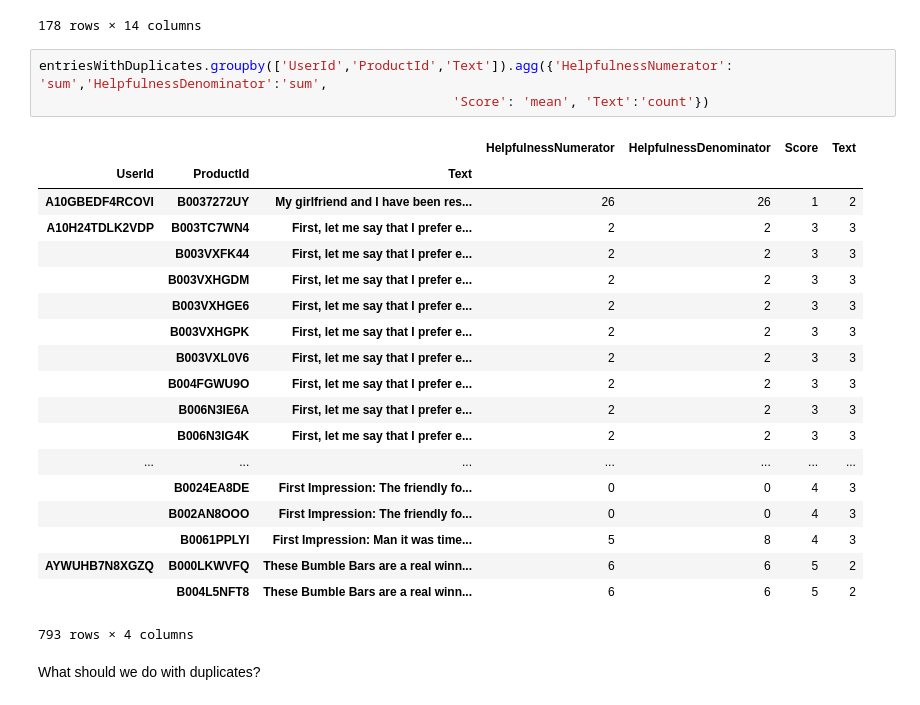
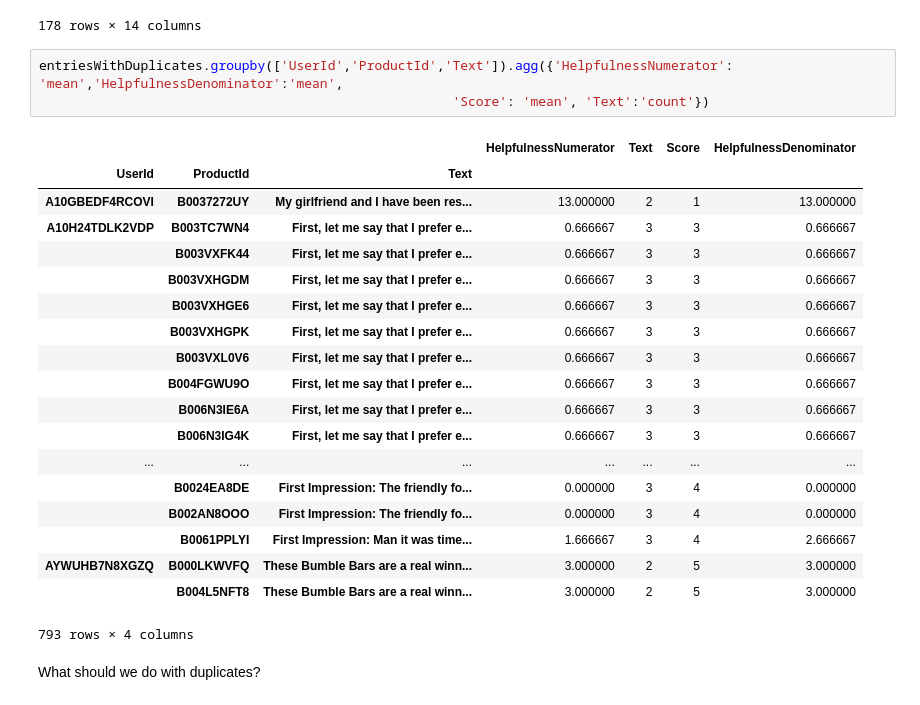
Before and after one commit to MintMin/AmazonReviewsAnalysis, a Jupyter notebook: Nic/Week 1 Nic's Exploratory Analysis.ipynb, the cells around one changed output. Saved outputs shown, nothing was run; the diff lists cells and outputs as text.

Commit message:
Trying to figure out what to do with products that seem to consist of the same reviews, will do more in the morning

```diff
--- a/Nic/Week 1 Nic's Exploratory Analysis.ipynb
+++ b/Nic/Week 1 Nic's Exploratory Analysis.ipynb
@@ -295,27 +287,27 @@ reviews[reviews['UserId'] == 'A3PJZ8TU8FDQ1K']
 | 565143 | 565144 | B001EO5U3I | A3PJZ8TU8FDQ1K | Jared Castle | 1 | 1 | 5 | ... |
 178 rows × 14 columns
 # %%
-entriesWithDuplicates.groupby(['UserId','ProductId','Text']).agg({'HelpfulnessNumerator': 'sum','HelpfulnessDenominator':'sum',
+entriesWithDuplicates.groupby(['UserId','ProductId','Text']).agg({'HelpfulnessNumerator': 'mean','HelpfulnessDenominator':'mean',
                                                      'Score': 'mean', 'Text':'count'})
 # %% [output]
-|  |  |  | HelpfulnessNumerator | HelpfulnessDenominator | Score | Text |
+|  |  |  | HelpfulnessNumerator | Text | Score | HelpfulnessDenominator |
 | UserId | ProductId | Text |  |  |  |  |
-| A10GBEDF4RCOVI | B0037272UY | My girlfriend and I have been res... | 26 | 26 | 1 | 2 |
-| A10H24TDLK2VDP | B003TC7WN4 | First, let me say that I prefer e... | 2 | 2 | 3 | 3 |
-|  | B003VXFK44 | First, let me say that I prefer e... | 2 | 2 | 3 | 3 |
-|  | B003VXHGDM | First, let me say that I prefer e... | 2 | 2 | 3 | 3 |
-|  | B003VXHGE6 | First, let me say that I prefer e... | 2 | 2 | 3 | 3 |
-|  | B003VXHGPK | First, let me say that I prefer e... | 2 | 2 | 3 | 3 |
-|  | B003VXL0V6 | First, let me say that I prefer e... | 2 | 2 | 3 | 3 |
-|  | B004FGWU9O | First, let me say that I prefer e... | 2 | 2 | 3 | 3 |
-|  | B006N3IE6A | First, let me say that I prefer e... | 2 | 2 | 3 | 3 |
-|  | B006N3IG4K | First, let me say that I prefer e... | 2 | 2 | 3 | 3 |
+| A10GBEDF4RCOVI | B0037272UY | My girlfriend and I have been res... | 13.000000 | 2 | 1 | 13.000000 |
+| A10H24TDLK2VDP | B003TC7WN4 | First, let me say that I prefer e... | 0.666667 | 3 | 3 | 0.666667 |
+|  | B003VXFK44 | First, let me say that I prefer e... | 0.666667 | 3 | 3 | 0.666667 |
+|  | B003VXHGDM | First, let me say that I prefer e... | 0.666667 | 3 | 3 | 0.666667 |
+|  | B003VXHGE6 | First, let me say that I prefer e... | 0.666667 | 3 | 3 | 0.666667 |
+|  | B003VXHGPK | First, let me say that I prefer e... | 0.666667 | 3 | 3 | 0.666667 |
+|  | B003VXL0V6 | First, let me say that I prefer e... | 0.666667 | 3 | 3 | 0.666667 |
+|  | B004FGWU9O | First, let me say that I prefer e... | 0.666667 | 3 | 3 | 0.666667 |
+|  | B006N3IE6A | First, let me say that I prefer e... | 0.666667 | 3 | 3 | 0.666667 |
+|  | B006N3IG4K | First, let me say that I prefer e... | 0.666667 | 3 | 3 | 0.666667 |
 | ... | ... | ... | ... | ... | ... | ... |
-|  | B0024EA8DE | First Impression: The friendly fo... | 0 | 0 | 4 | 3 |
-|  | B002AN8OOO | First Impression: The friendly fo... | 0 | 0 | 4 | 3 |
-|  | B0061PPLYI | First Impression: Man it was time... | 5 | 8 | 4 | 3 |
-| AYWUHB7N8XGZQ | B000LKWVFQ | These Bumble Bars are a real winn... | 6 | 6 | 5 | 2 |
-|  | B004L5NFT8 | These Bumble Bars are a real winn... | 6 | 6 | 5 | 2 |
+|  | B0024EA8DE | First Impression: The friendly fo... | 0.000000 | 3 | 4 | 0.000000 |
+|  | B002AN8OOO | First Impression: The friendly fo... | 0.000000 | 3 | 4 | 0.000000 |
+|  | B0061PPLYI | First Impression: Man it was time... | 1.666667 | 3 | 4 | 2.666667 |
+| AYWUHB7N8XGZQ | B000LKWVFQ | These Bumble Bars are a real winn... | 3.000000 | 2 | 5 | 3.000000 |
+|  | B004L5NFT8 | These Bumble Bars are a real winn... | 3.000000 | 2 | 5 | 3.000000 |
 793 rows × 4 columns
 # %% [markdown]
 What should we do with duplicates?
```
Also changed, not shown: parts of 19 cells of this notebook.
